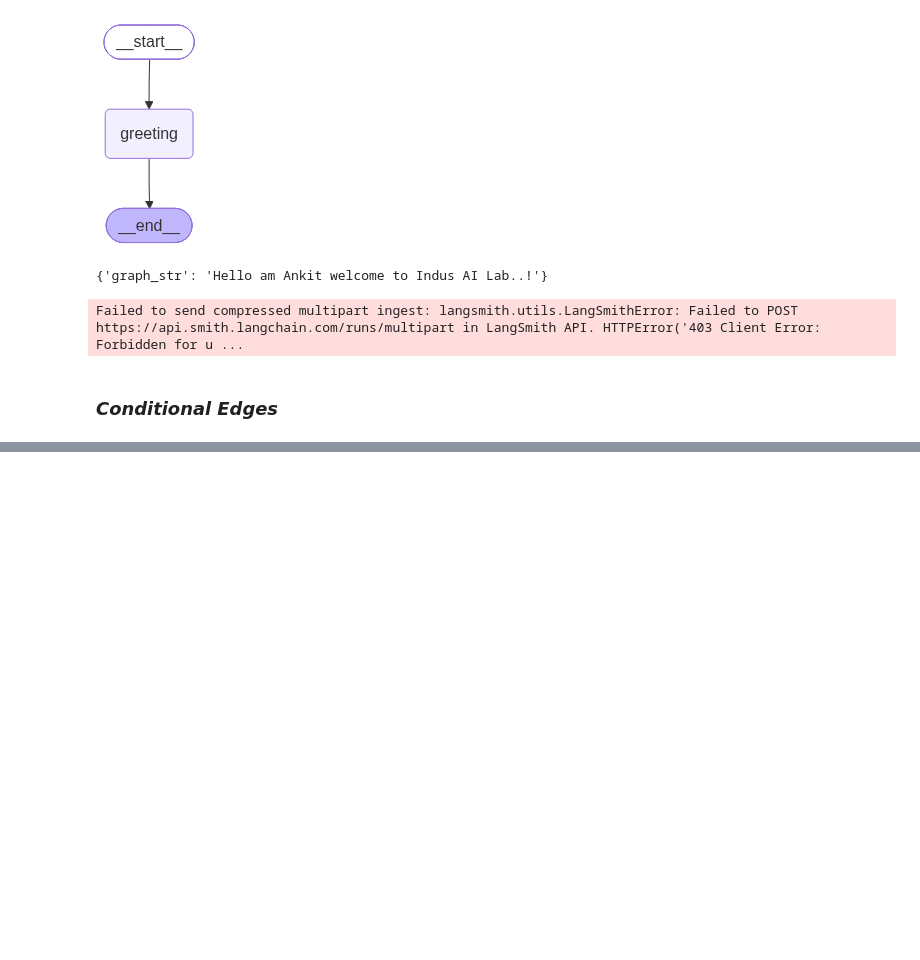
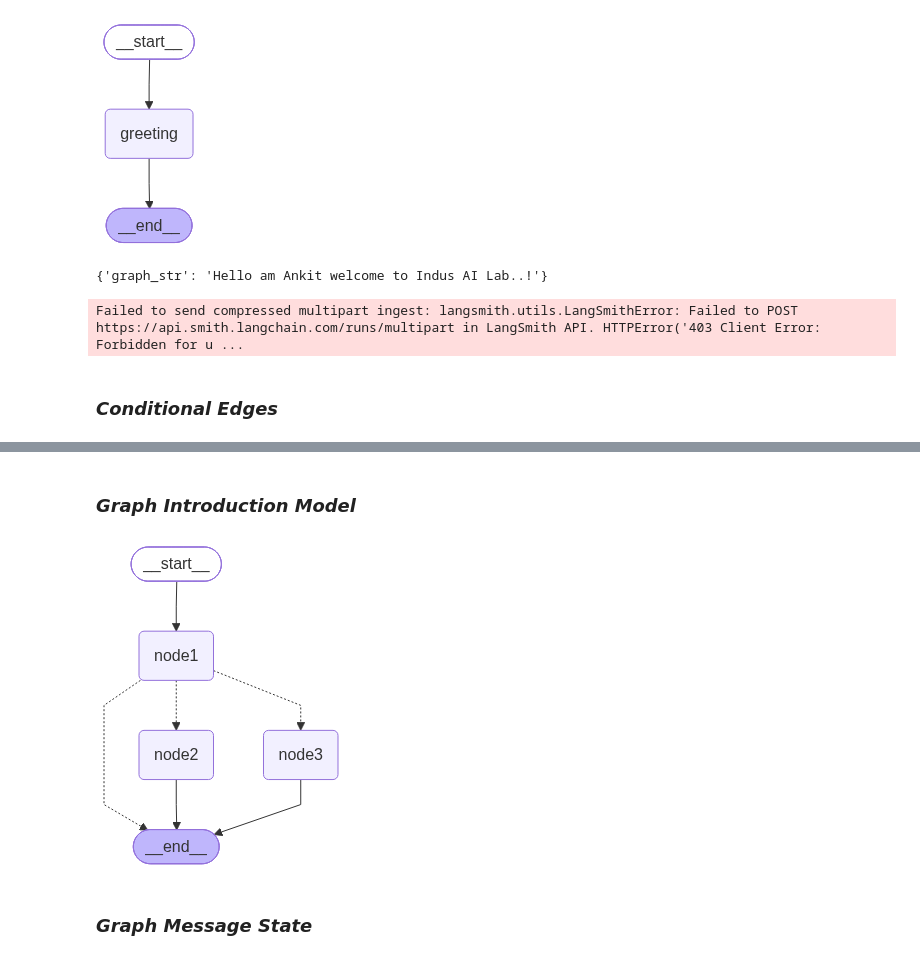
Before and after one commit to Ankit1726/AI_Engineering, a Jupyter notebook: Agentic_AI/notebooks/langgraph/langgraph.ipynb, the cells around one changed output, grey strips where cells are left out. Saved outputs shown, nothing was run; the diff lists cells and outputs as text; code cells hidden in the pictures; blank space fills up the shorter version.

```diff
--- a/Agentic_AI/notebooks/langgraph/langgraph.ipynb
+++ b/Agentic_AI/notebooks/langgraph/langgraph.ipynb
@@ -60,0 +108,2 @@ Failed to send compressed multipart ingest: langsmith.utils.LangSmithError: Fail
+# %% [markdown]
+### ***Graph Introduction Model***
@@ -60,0 +172,6 @@ Failed to send compressed multipart ingest: langsmith.utils.LangSmithError: Fail
+# %%
+graph
+# %% [output]
+[figure, added]
+# %% [markdown]
+### ***Graph Message State***
```
Also changed, not shown: parts of 3 cells of this notebook.
